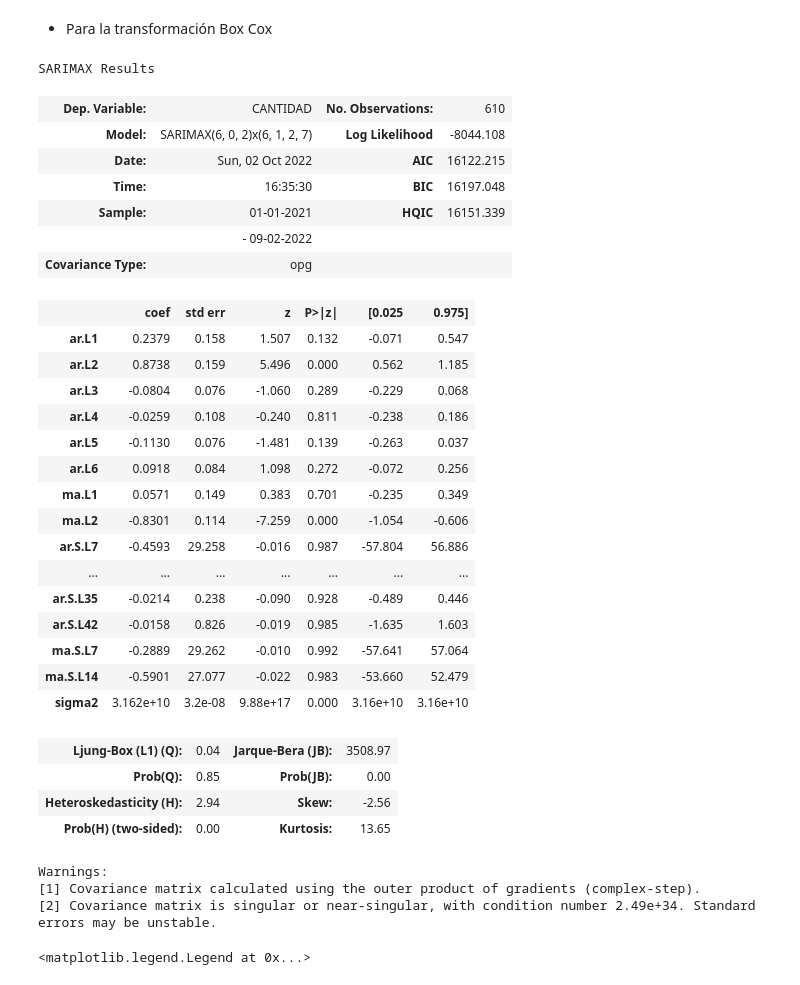
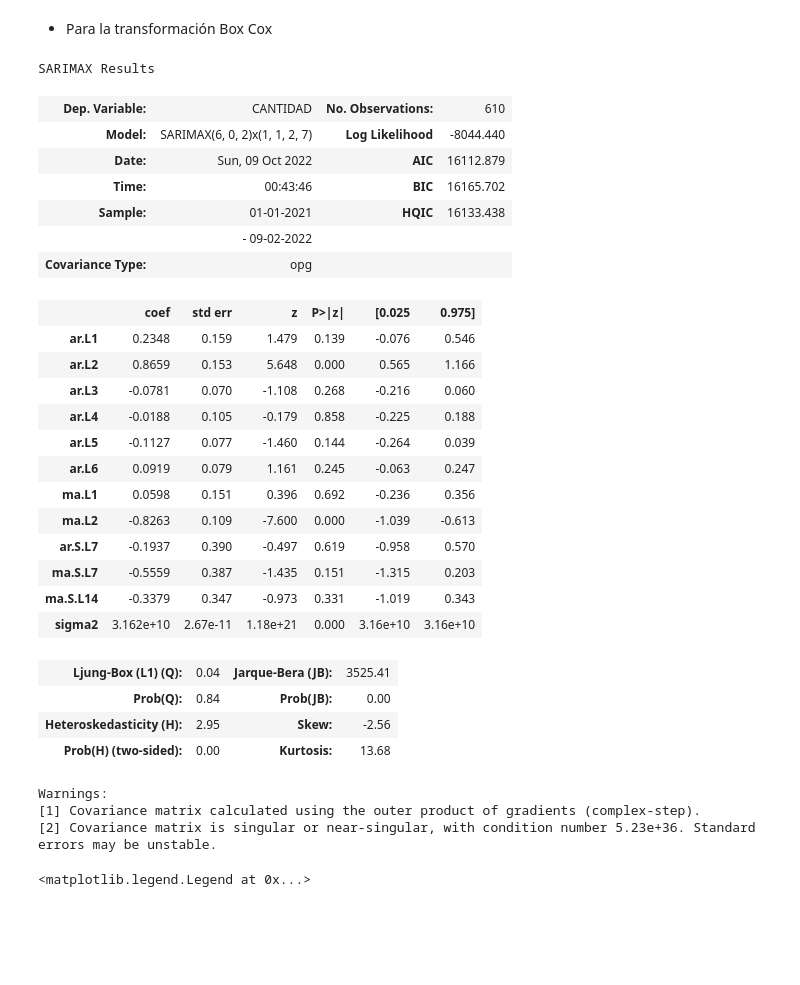
Before and after one commit to lrivela/rivela-st, a Jupyter notebook: tp-integrador/rivela-5co-tp.ipynb, the cells around one changed output. Saved outputs shown, nothing was run; the diff lists cells and outputs as text; code cells hidden in the pictures; blank space fills up the shorter version.

```diff
--- a/tp-integrador/rivela-5co-tp.ipynb
+++ b/tp-integrador/rivela-5co-tp.ipynb
@@ -828,40 +814,37 @@ plt.legend()
 # %% [markdown]
 * Para la transformación Box Cox
 # %%
-sarimax_decomp3 = sm.tsa.statespace.SARIMAX(decomp3, order=(6,0,2), seasonal_order=(6,1,2,7)).fit(disp=-1)
+sarimax_decomp3 = sm.tsa.statespace.SARIMAX(decomp3, order=(6,0,2), seasonal_order=(1,1,2,7)).fit(disp=-1)
 sarimax_decomp3.summary()
 # %% [output]
 SARIMAX Results
 | Dep. Variable: | CANTIDAD | No. Observations: | 610 |
-| Model: | SARIMAX(6, 0, 2)x(6, 1, 2, 7) | Log Likelihood | -8044.108 |
-| Date: | Sun, 02 Oct 2022 | AIC | 16122.215 |
-| Time: | 16:35:30 | BIC | 16197.048 |
-| Sample: | 01-01-2021 | HQIC | 16151.339 |
+| Model: | SARIMAX(6, 0, 2)x(1, 1, 2, 7) | Log Likelihood | -8044.440 |
+| Date: | Sun, 09 Oct 2022 | AIC | 16112.879 |
+| Time: | 00:43:46 | BIC | 16165.702 |
+| Sample: | 01-01-2021 | HQIC | 16133.438 |
 |  | - 09-02-2022 |  |  |
 | Covariance Type: | opg |  |  |
 |  | coef | std err | z | P>|z| | [0.025 | 0.975] |
-| ar.L1 | 0.2379 | 0.158 | 1.507 | 0.132 | -0.071 | 0.547 |
-| ar.L2 | 0.8738 | 0.159 | 5.496 | 0.000 | 0.562 | 1.185 |
-| ar.L3 | -0.0804 | 0.076 | -1.060 | 0.289 | -0.229 | 0.068 |
-| ar.L4 | -0.0259 | 0.108 | -0.240 | 0.811 | -0.238 | 0.186 |
-| ar.L5 | -0.1130 | 0.076 | -1.481 | 0.139 | -0.263 | 0.037 |
-| ar.L6 | 0.0918 | 0.084 | 1.098 | 0.272 | -0.072 | 0.256 |
-| ma.L1 | 0.0571 | 0.149 | 0.383 | 0.701 | -0.235 | 0.349 |
-| ma.L2 | -0.8301 | 0.114 | -7.259 | 0.000 | -1.054 | -0.606 |
-| ar.S.L7 | -0.4593 | 29.258 | -0.016 | 0.987 | -57.804 | 56.886 |
-| ... | ... | ... | ... | ... | ... | ... |
-| ar.S.L35 | -0.0214 | 0.238 | -0.090 | 0.928 | -0.489 | 0.446 |
-| ar.S.L42 | -0.0158 | 0.826 | -0.019 | 0.985 | -1.635 | 1.603 |
-| ma.S.L7 | -0.2889 | 29.262 | -0.010 | 0.992 | -57.641 | 57.064 |
-| ma.S.L14 | -0.5901 | 27.077 | -0.022 | 0.983 | -53.660 | 52.479 |
-| sigma2 | 3.162e+10 | 3.2e-08 | 9.88e+17 | 0.000 | 3.16e+10 | 3.16e+10 |
+| ar.L1 | 0.2348 | 0.159 | 1.479 | 0.139 | -0.076 | 0.546 |
+| ar.L2 | 0.8659 | 0.153 | 5.648 | 0.000 | 0.565 | 1.166 |
+| ar.L3 | -0.0781 | 0.070 | -1.108 | 0.268 | -0.216 | 0.060 |
+| ar.L4 | -0.0188 | 0.105 | -0.179 | 0.858 | -0.225 | 0.188 |
+| ar.L5 | -0.1127 | 0.077 | -1.460 | 0.144 | -0.264 | 0.039 |
+| ar.L6 | 0.0919 | 0.079 | 1.161 | 0.245 | -0.063 | 0.247 |
+| ma.L1 | 0.0598 | 0.151 | 0.396 | 0.692 | -0.236 | 0.356 |
+| ma.L2 | -0.8263 | 0.109 | -7.600 | 0.000 | -1.039 | -0.613 |
+| ar.S.L7 | -0.1937 | 0.390 | -0.497 | 0.619 | -0.958 | 0.570 |
+| ma.S.L7 | -0.5559 | 0.387 | -1.435 | 0.151 | -1.315 | 0.203 |
+| ma.S.L14 | -0.3379 | 0.347 | -0.973 | 0.331 | -1.019 | 0.343 |
+| sigma2 | 3.162e+10 | 2.67e-11 | 1.18e+21 | 0.000 | 3.16e+10 | 3.16e+10 |
-| Ljung-Box (L1) (Q): | 0.04 | Jarque-Bera (JB): | 3508.97 |
-| Prob(Q): | 0.85 | Prob(JB): | 0.00 |
-| Heteroskedasticity (H): | 2.94 | Skew: | -2.56 |
-| Prob(H) (two-sided): | 0.00 | Kurtosis: | 13.65 |
+| Ljung-Box (L1) (Q): | 0.04 | Jarque-Bera (JB): | 3525.41 |
+| Prob(Q): | 0.84 | Prob(JB): | 0.00 |
+| Heteroskedasticity (H): | 2.95 | Skew: | -2.56 |
+| Prob(H) (two-sided): | 0.00 | Kurtosis: | 13.68 |
 Warnings:
 [1] Covariance matrix calculated using the outer product of gradients (complex-step).
-[2] Covariance matrix is singular or near-singular, with condition number 2.49e+34. Standard errors may be unstable.
+[2] Covariance matrix is singular or near-singular, with condition number 5.23e+36. Standard errors may be unstable.
 # %%
 plt.figure(figsize=(20,7))
 plt.plot(decomp3.index, decomp3["CANTIDAD"], label='original')
```
Also changed, not shown: parts of 35 cells of this notebook.
